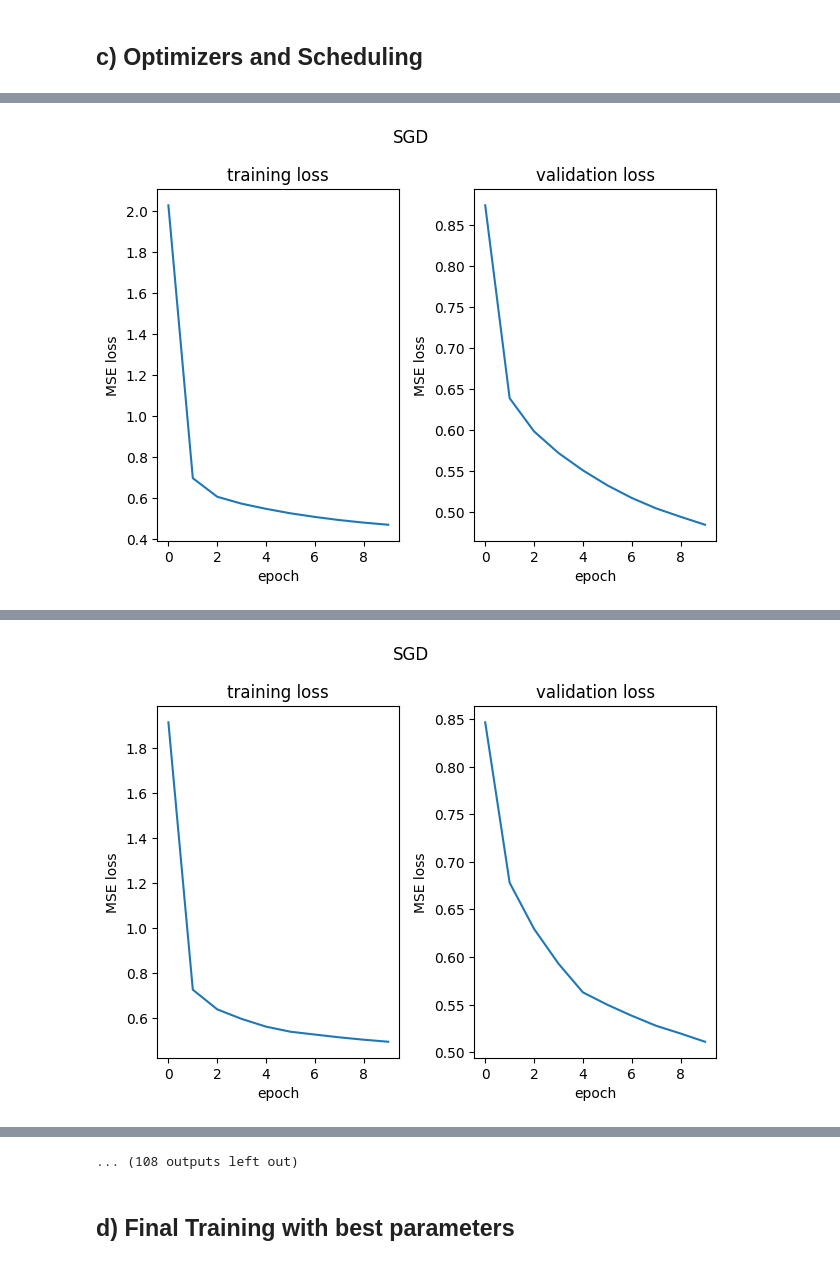
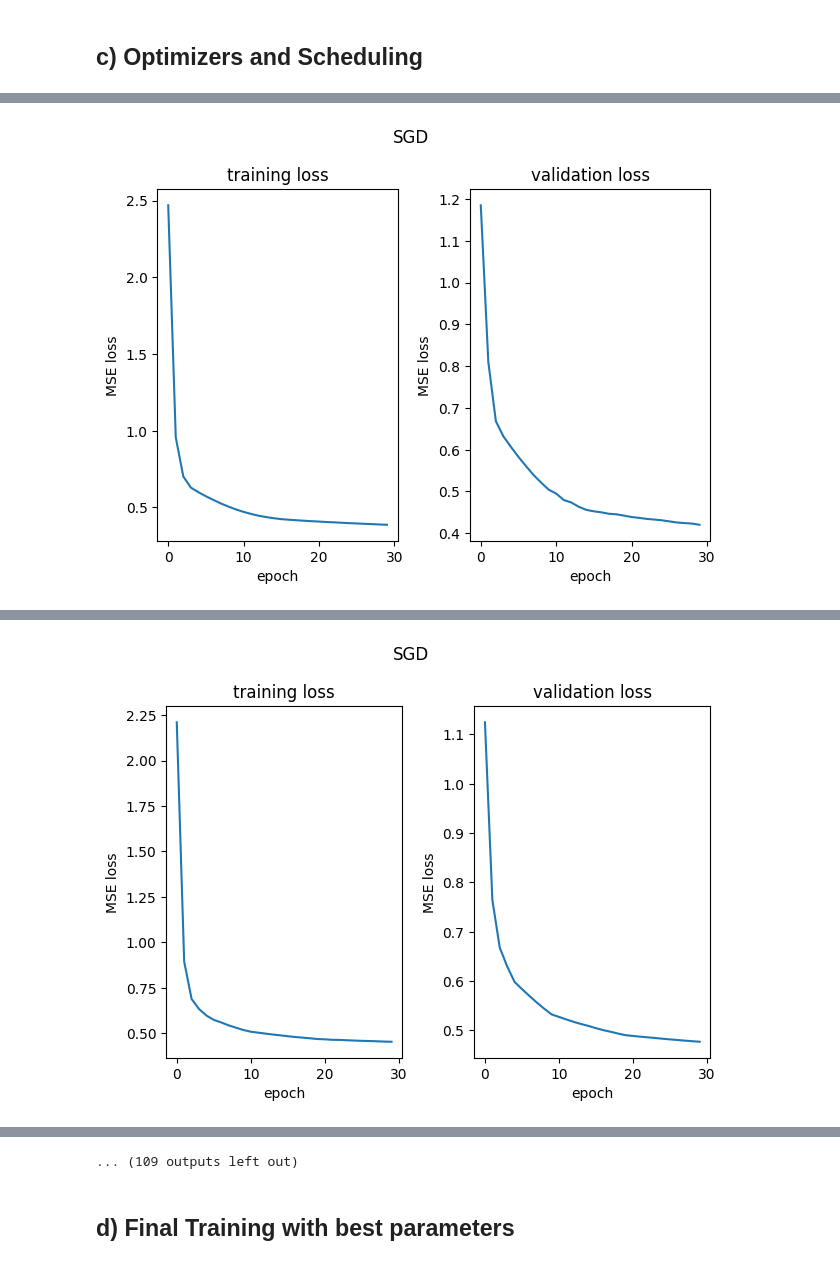
Before and after one commit to LHoeber/Deep_Learning, a Jupyter notebook: main.ipynb, the cells around one changed output, grey strips where cells are left out. Saved outputs shown, nothing was run; the diff lists cells and outputs as text; code cells hidden in the pictures.

```diff
--- a/main.ipynb
+++ b/main.ipynb
@@ -365,18 +383,27 @@ Validation loss for epoch: 0.2860)
 # %% [markdown]
 ## c) Optimizers and Scheduling
 # %%
+# best model: NeuralNet_deeper_wide, best epoch: 28, best validation loss: 0.2711376182792723
 from torch.optim.lr_scheduler import StepLR, MultiStepLR, CosineAnnealingLR, CosineAnnealingWarmRestarts
-best_model = NeuralNet_deep_wider() #todo sanity-check if that's true
+best_model = NeuralNet_deeper_wide()
 torch.manual_seed(302); np.random.seed(302) # for safety reasons
 lr_rates = [0.001,0.005,0.01]
+
+best_combi = {
+    'optimizer': None,
+    'scheduler': None,
+    'lr': None,
+    'val_loss': 100,
+    'train_loss': None,
+    'epoch': None}
 
 # todo is this enough variation? should we vary num_epochs?
 # todo scheduler params need some rethinking and we should remove a scheduler and an optimizer to reduce compute time
 schedulers = {
-    'StepLR': lambda optimizer: StepLR(optimizer, step_size=10, gamma=0.5),
-    'MultiStepLR': lambda optimizer: MultiStepLR(optimizer, milestones=[5, 20, 40], gamma=0.5),
-    'CosineAnnealingLR': lambda optimizer: CosineAnnealingLR(optimizer, T_max=50),
-    'CosineAnnealingWarmRestarts': lambda optimizer: CosineAnnealingWarmRestarts(optimizer, T_0=10),
+    'StepLR': lambda optimizer: StepLR(optimizer, step_size=15, gamma=0.5),
+    'MultiStepLR': lambda optimizer: MultiStepLR(optimizer, milestones=[5, 10, 20], gamma=0.5),
+    'CosineAnnealingLR': lambda optimizer: CosineAnnealingLR(optimizer, T_max=30),
+    'CosineAnnealingWarmRestarts': lambda optimizer: CosineAnnealingWarmRestarts(optimizer, T_0=15),
 }
 
 for lr in lr_rates:
@@ -400,9 +427,19 @@ for lr in lr_rates:
             scheduler = scheduler_init_fn(optimizer)
 
             print(f'Optimizer: {optimizer_name} with learning rate: {lr} and scheduler: {scheduler_name} \n')
-            train_loss, val_loss = train_model(model, train_loader, val_loader, device, optimizer=optimizer, num_epochs=10, scheduler=scheduler)
+            train_loss, val_loss = train_model(model, train_loader, val_loader, device, optimizer=optimizer, num_epochs=30, scheduler=scheduler)
             # val_accuracies_per_optimizer[optimizer_name] = val_accuracies[-1] # save the last accuracy
             print('-'*50)
+
+            # save the best combination for the lowest validation loss, used later then
+            if np.min(val_loss) < best_combi['val_loss']:
+                best_combi['val_loss'] = np.min(val_loss)
+                best_combi['train_loss'] = np.min(train_loss)
+                best_combi['optimizer'] = optimizer_name
+                best_combi['scheduler'] = scheduler_name
+                best_combi['lr'] = lr
+                best_combi['epoch'] = np.argmin(val_loss)
+
             fig,axs = plt.subplots(1,2,layout="tight")
             axs[0].plot(train_loss)
             axs[0].set_title("training loss")
@@ -418,6 +455,8 @@ for lr in lr_rates:
             # reset model and optimizer https://www.youtube.com/watch?v=r9tOQ6EKS1Y&ab_channel=deeplizard
             for layer in model.children():
                 layer.reset_parameters()
+
+print(best_combi)
 # %% [output]
 Optimizer: SGD with learning rate: 0.001 and scheduler: StepLR
 
@@ -437,6 +476,6 @@ Validation loss for epoch: 0.4849)
 
 --------------------------------------------------
-[figure, old version]
+[figure, new version]
 Optimizer: SGD with learning rate: 0.001 and scheduler: MultiStepLR
 
 -------------------- Epoch 0 --------------------
@@ -455,6 +494,6 @@ Validation loss for epoch: 0.5109)
 
 --------------------------------------------------
-[figure, old version]
+[figure, new version]
 Optimizer: SGD with learning rate: 0.001 and scheduler: CosineAnnealingLR
 
 -------------------- Epoch 0 --------------------
@@ -530,3 +569,3 @@ Validation loss for epoch: 0.3681)
-... (108 outputs left out)
+... (109 outputs left out)
 # %% [markdown]
 ## d) Final Training with best parameters
```
Also changed, not shown: parts of 7 cells of this notebook.
